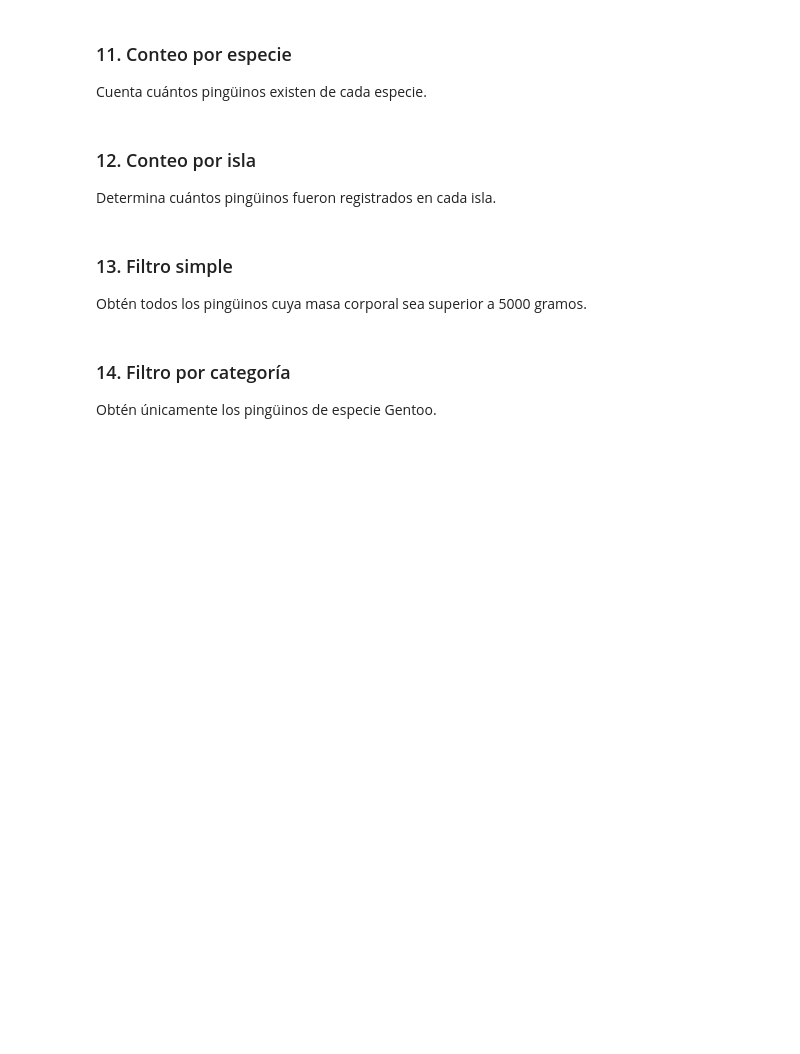
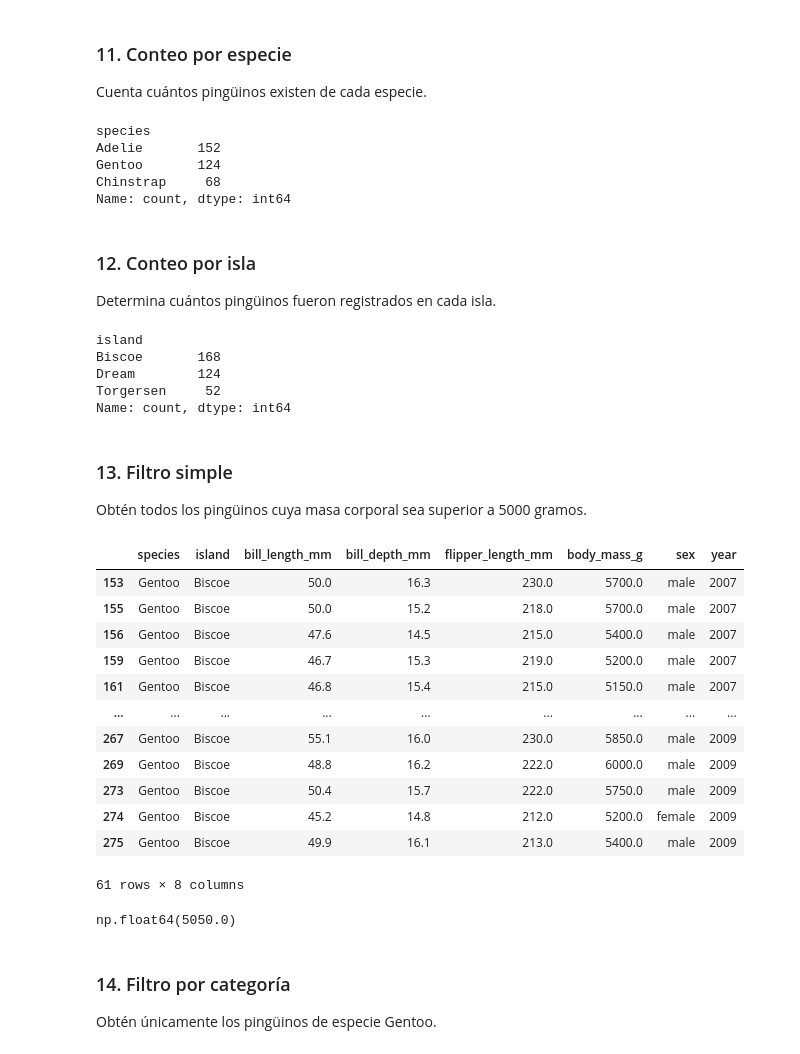
Before and after one commit to marcell-llerena/dataengineer-g1, a Jupyter notebook: fundamentos_pandas/notebooks/09_practica_penguins.ipynb, the cells around one changed output. Drawn from its saved outputs; the diff is of its cells as text; code cells hidden in the pictures; blank space fills up the shorter version.

```diff
--- a/fundamentos_pandas/notebooks/09_practica_penguins.ipynb
+++ b/fundamentos_pandas/notebooks/09_practica_penguins.ipynb
@@ -102,18 +174,52 @@ Determina cuáles son las especies diferentes existentes en `species` y cuántas
 Cuenta cuántos pingüinos existen de cada especie.
 # %%
 # Escribe tu solución aquí
+df["species"].value_counts()
+# %% [output]
+species
+Adelie       152
+Gentoo       124
+Chinstrap     68
+Name: count, dtype: int64
 # %% [markdown]
 ### 12. Conteo por isla
 
 Determina cuántos pingüinos fueron registrados en cada isla.
 # %%
 # Escribe tu solución aquí
+df["island"].value_counts()
+# %% [output]
+island
+Biscoe       168
+Dream        124
+Torgersen     52
+Name: count, dtype: int64
 # %% [markdown]
 ### 13. Filtro simple
 
 Obtén todos los pingüinos cuya masa corporal sea superior a 5000 gramos.
 # %%
 # Escribe tu solución aquí
+filtro = df["body_mass_g"] > 5000
+df[filtro]
+# %% [output]
+|  | species | island | bill_length_mm | bill_depth_mm | flipper_length_mm | body_mass_g | sex | year |
+| 153 | Gentoo | Biscoe | 50.0 | 16.3 | 230.0 | 5700.0 | male | 2007 |
+| 155 | Gentoo | Biscoe | 50.0 | 15.2 | 218.0 | 5700.0 | male | 2007 |
+| 156 | Gentoo | Biscoe | 47.6 | 14.5 | 215.0 | 5400.0 | male | 2007 |
+| 159 | Gentoo | Biscoe | 46.7 | 15.3 | 219.0 | 5200.0 | male | 2007 |
+| 161 | Gentoo | Biscoe | 46.8 | 15.4 | 215.0 | 5150.0 | male | 2007 |
+| ... | ... | ... | ... | ... | ... | ... | ... | ... |
+| 267 | Gentoo | Biscoe | 55.1 | 16.0 | 230.0 | 5850.0 | male | 2009 |
+| 269 | Gentoo | Biscoe | 48.8 | 16.2 | 222.0 | 6000.0 | male | 2009 |
+| 273 | Gentoo | Biscoe | 50.4 | 15.7 | 222.0 | 5750.0 | male | 2009 |
+| 274 | Gentoo | Biscoe | 45.2 | 14.8 | 212.0 | 5200.0 | female | 2009 |
+| 275 | Gentoo | Biscoe | 49.9 | 16.1 | 213.0 | 5400.0 | male | 2009 |
+61 rows × 8 columns
+# %%
+df[filtro]["body_mass_g"].min()
+# %% [output]
+np.float64(5050.0)
 # %% [markdown]
 ### 14. Filtro por categoría
 
```
Also changed, not shown: parts of 15 cells of this notebook.
